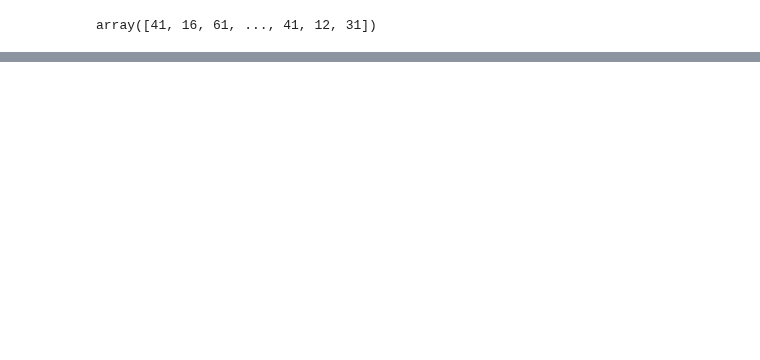
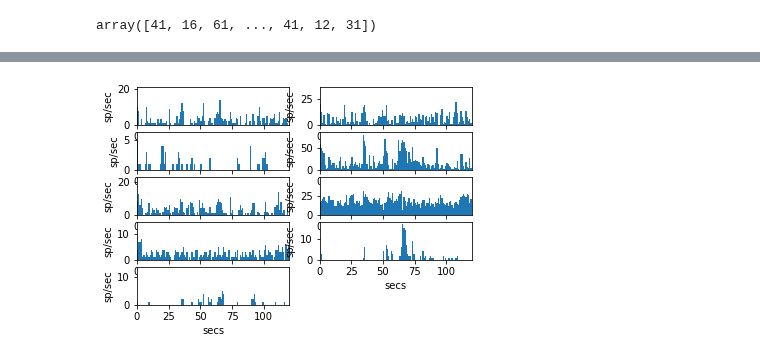
Before and after one commit to nielllab/FreelyMovingEphys, a Jupyter notebook: spikes_cmn.ipynb, the cells around one changed output, grey strips where cells are left out. Cells and saved outputs as stored; diff of their text form; code cells hidden in the pictures; blank space fills up the shorter version.

```diff
--- a/spikes_cmn.ipynb
+++ b/spikes_cmn.ipynb
@@ -118,0 +111,8 @@ goodcells
+# %%
+# plot spike firing rate
+for i,ind in enumerate(goodcells.index):
+   plt.subplot(5,2,i+1)
+   plt.hist(goodcells.at[ind,'spikeT'],bins = np.arange(0,np.max(allSpikeT),1))
+   plt.xlim(0, 120); plt.xlabel('secs'); plt.ylabel('sp/sec')
+# %% [output]
+[figure, added]
```
Also changed, not shown: parts of 16 cells of this notebook.
